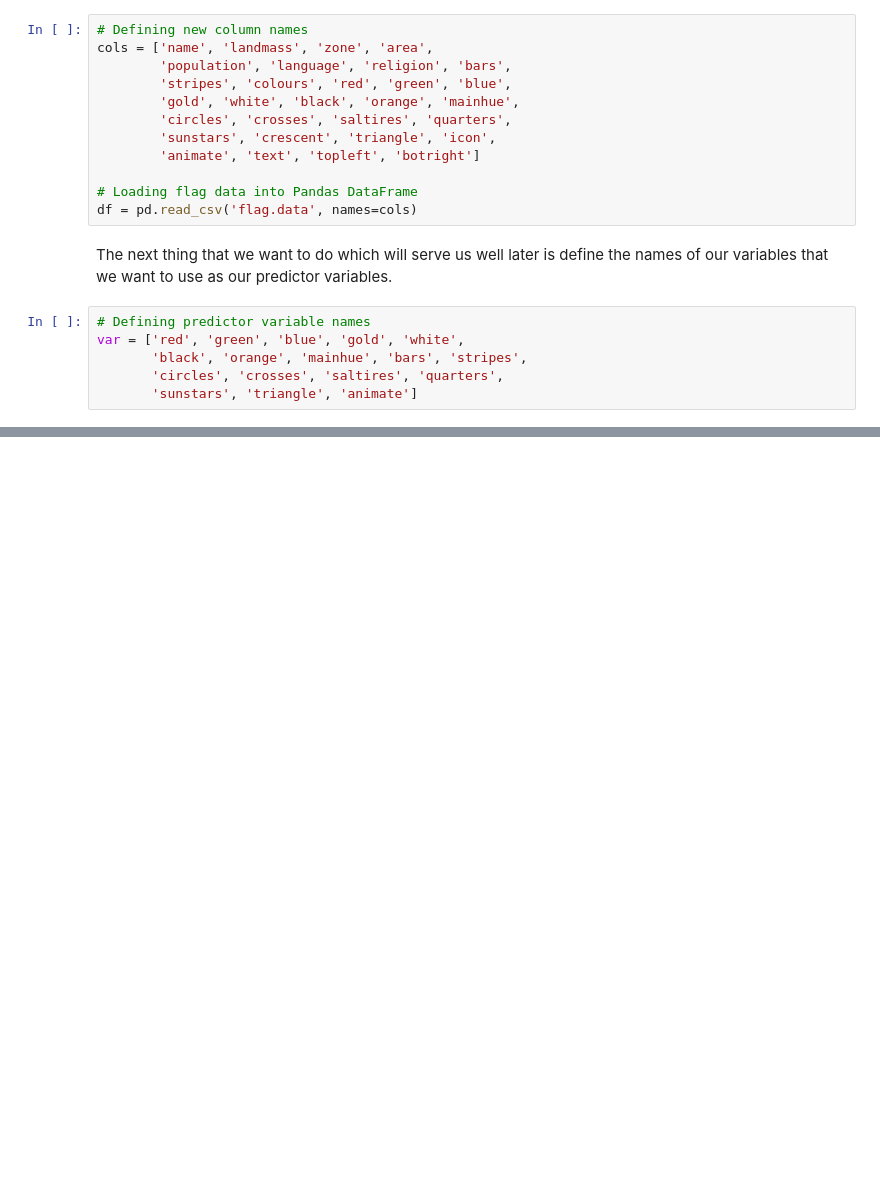
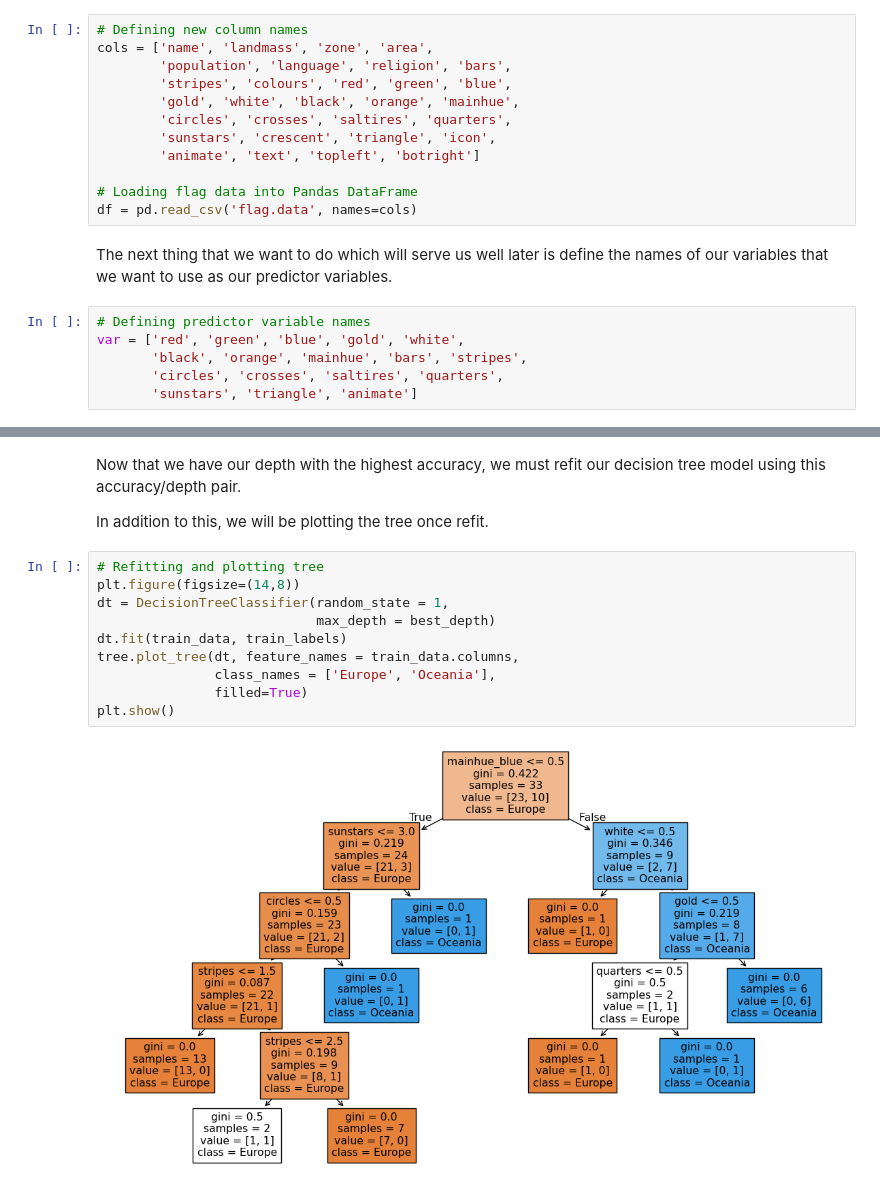
Before and after one commit to connorthomas9/Find_the_Flag, a Jupyter notebook: ftf_notebook.ipynb, the cells around one changed output, grey strips where cells are left out. Drawn from its saved outputs; the diff is of its cells as text; blank space fills up the shorter version.

```diff
--- a/ftf_notebook.ipynb
+++ b/ftf_notebook.ipynb
@@ -73,0 +181,16 @@ var = ['red', 'green', 'blue', 'gold', 'white',
+# %% [markdown]
+Now that we have our depth with the highest accuracy, we must refit our decision tree model using this accuracy/depth pair.
+
+In addition to this, we will be plotting the tree once refit.
+# %%
+# Refitting and plotting tree
+plt.figure(figsize=(14,8))
+dt = DecisionTreeClassifier(random_state = 1,
+                            max_depth = best_depth)
+dt.fit(train_data, train_labels)
+tree.plot_tree(dt, feature_names = train_data.columns,
+               class_names = ['Europe', 'Oceania'],
+               filled=True)
+plt.show()
+# %% [output]
+[figure, added]
```
Also changed, not shown: parts of 26 cells of this notebook.
